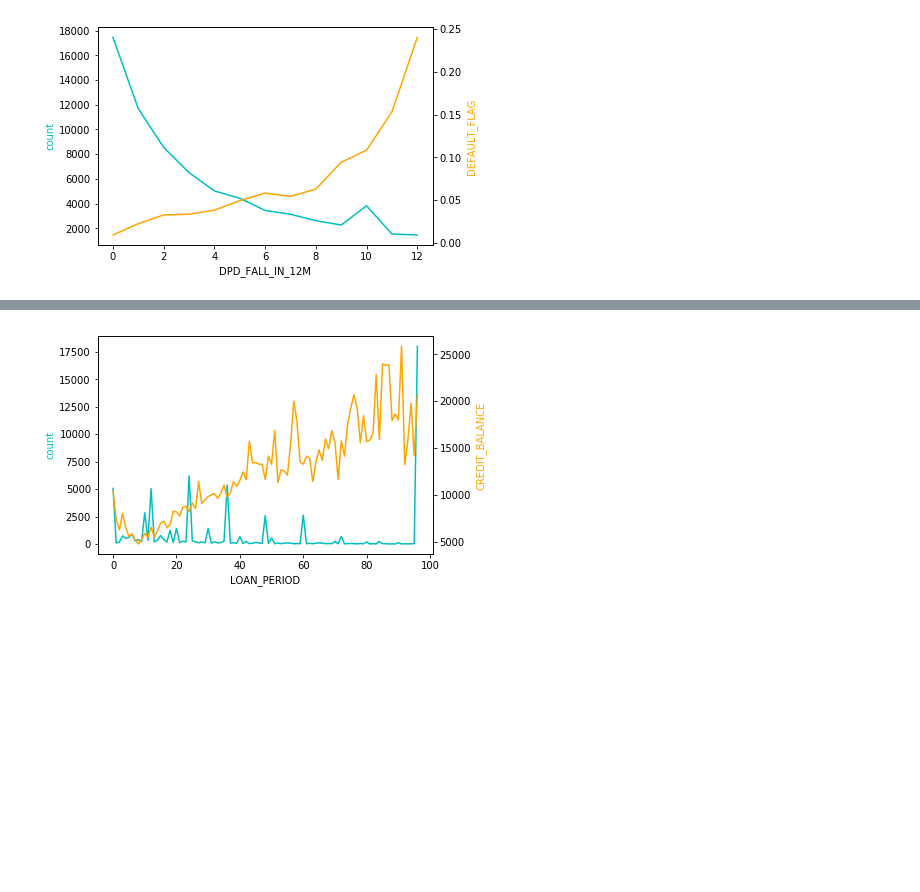
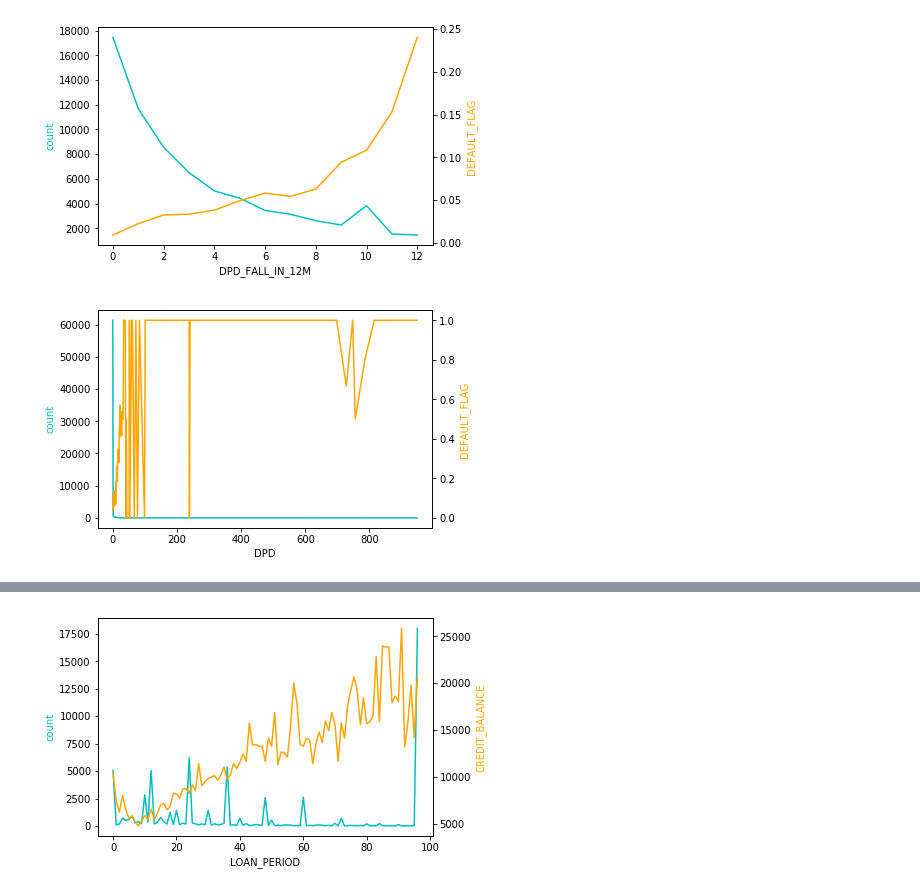
Before and after one commit to tasuki/TeamNameING, a Jupyter notebook: notebooks/Tom.ipynb, the cells around one changed output, grey strips where cells are left out. Drawn from its saved outputs; the diff is of its cells as text; code cells hidden in the pictures; blank space fills up the shorter version.

```diff
--- a/notebooks/Tom.ipynb
+++ b/notebooks/Tom.ipynb
@@ -99,12 +105,12 @@ len(numeric.DPD_FALL_IN_12M.dropna())
 # %% [output]
 71972
 # %%
-def dependency(df, c_from, c_agg):
+def dependency(df, c_from, c_agg, logx=False):
     df = df[[c_from, c_agg]].dropna().sort_values(by=c_from)
     df = df.groupby(c_from).agg(["mean", "count"])
     df.columns = [c_from, "count"]
 
-    ax1 = df["count"].plot(color="c")
+    ax1 = df["count"].plot(color="c", logx=logx)
     ax1.set_ylabel("count", color="c")
 
     ax2 = ax1.twinx()
@@ -114,3 +120,7 @@ def dependency(df, c_from, c_agg):
 dependency(numeric, "DPD_FALL_IN_12M", "DEFAULT_FLAG")
 # %% [output]
 [figure]
+# %%
+dependency(numeric, "DPD", "DEFAULT_FLAG")
+# %% [output]
+[figure, added]
```
Also changed, not shown: parts of 6 cells of this notebook.
